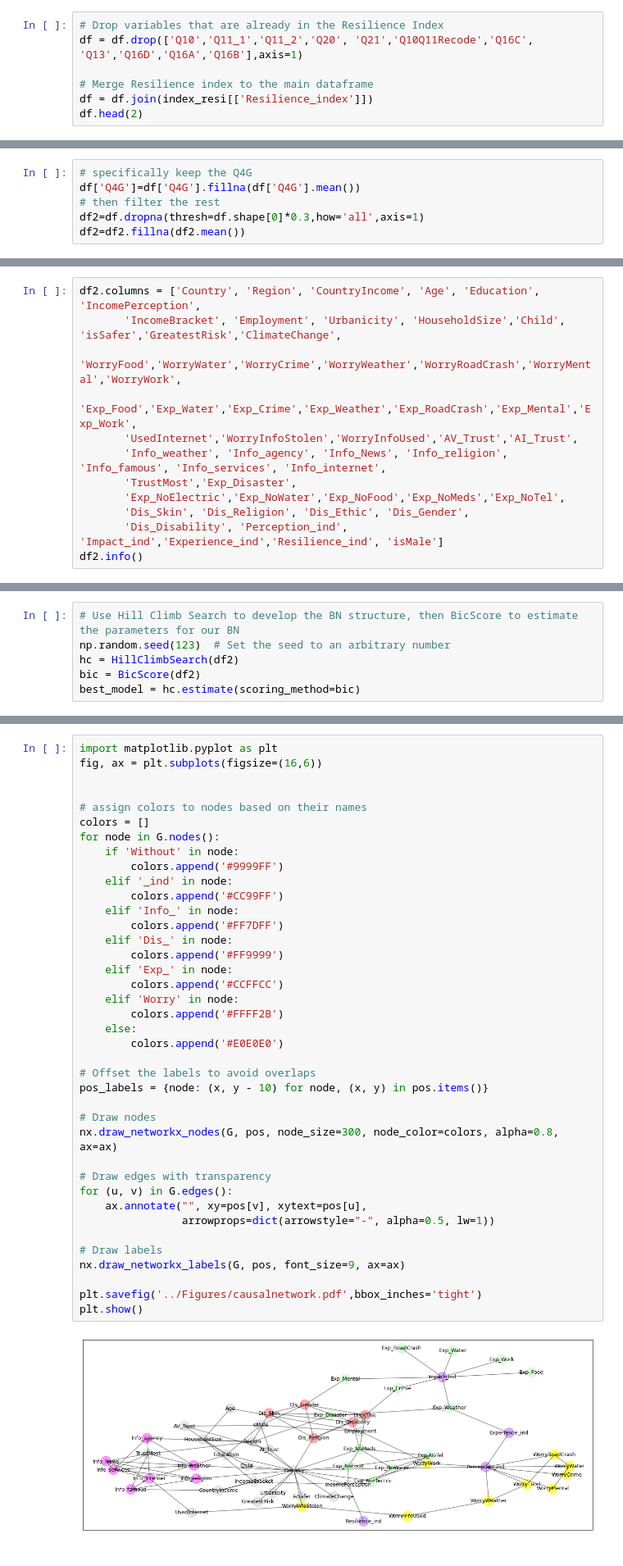
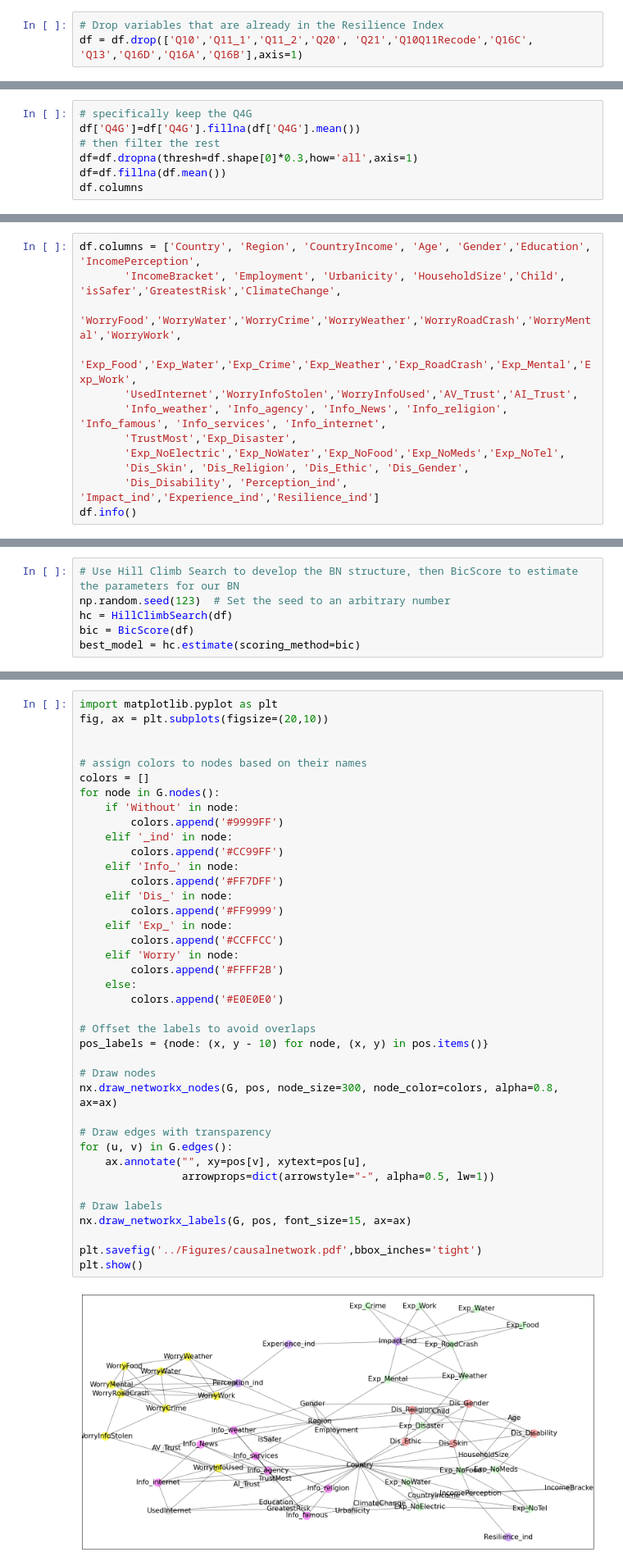
Before and after one commit to leminhkieu/Perception-experience-and-resilience-to-risks-a-global-analysis, a Jupyter notebook: Codes/Causal_discovery_inference_v2.ipynb, the cells around one changed output, grey strips where cells are left out. Shown at 82% size. Drawn from its saved outputs; the diff is of its cells as text.

```diff
--- a/Codes/Causal_discovery_inference_v2.ipynb
+++ b/Codes/Causal_discovery_inference_v2.ipynb
@@ -145,7 +192,3 @@ index_resi.head(2)
 # %%
 # Drop variables that are already in the Resilience Index
 df = df.drop(['Q10','Q11_1','Q11_2','Q20', 'Q21','Q10Q11Recode','Q16C', 'Q13','Q16D','Q16A','Q16B'],axis=1)
-
-# Merge Resilience index to the main dataframe
-df = df.join(index_resi[['Resilience_index']])
-df.head(2)
@@ -160,5 +198,6 @@ Now let's do some more data cleaning by removing variables with a lot of missing
 # specifically keep the Q4G
 df['Q4G']=df['Q4G'].fillna(df['Q4G'].mean())
 # then filter the rest
-df2=df.dropna(thresh=df.shape[0]*0.3,how='all',axis=1)
-df2=df2.fillna(df2.mean())
+df=df.dropna(thresh=df.shape[0]*0.3,how='all',axis=1)
+df=df.fillna(df.mean())
+df.columns
@@ -252,5 +215,5 @@ df2.info()
 # %%
-df2.columns = ['Country', 'Region', 'CountryIncome', 'Age', 'Education', 'IncomePerception',
+df.columns = ['Country', 'Region', 'CountryIncome', 'Age', 'Gender','Education', 'IncomePerception',
        'IncomeBracket', 'Employment', 'Urbanicity', 'HouseholdSize','Child', 'isSafer','GreatestRisk','ClimateChange',
        'WorryFood','WorryWater','WorryCrime','WorryWeather','WorryRoadCrash','WorryMental','WorryWork',
        'Exp_Food','Exp_Water','Exp_Crime','Exp_Weather','Exp_RoadCrash','Exp_Mental','Exp_Work',
@@ -259,7 +222,7 @@ df2.columns = ['Country', 'Region', 'CountryIncome', 'Age', 'Education', 'Income
        'TrustMost','Exp_Disaster',
        'Exp_NoElectric','Exp_NoWater','Exp_NoFood','Exp_NoMeds','Exp_NoTel',
        'Dis_Skin', 'Dis_Religion', 'Dis_Ethic', 'Dis_Gender',
-       'Dis_Disability', 'Perception_ind', 'Impact_ind','Experience_ind','Resilience_ind', 'isMale']
-df2.info()
+       'Dis_Disability', 'Perception_ind', 'Impact_ind','Experience_ind','Resilience_ind']
+df.info()
 # %% [output]
 <class 'pandas.core.frame.DataFrame'>
@@ -297,8 +263,8 @@ However, it's important to note that while this structure can suggest causal rel
 # %%
 # Use Hill Climb Search to develop the BN structure, then BicScore to estimate the parameters for our BN
 np.random.seed(123)  # Set the seed to an arbitrary number
-hc = HillClimbSearch(df2)
-bic = BicScore(df2)
+hc = HillClimbSearch(df)
+bic = BicScore(df)
 best_model = hc.estimate(scoring_method=bic)
 # %%
 G = nx.DiGraph()
@@ -308,7 +274,7 @@ G.add_edges_from(best_model.edges())
 pos = graphviz_layout(G, prog='neato')
 # %%
 import matplotlib.pyplot as plt
-fig, ax = plt.subplots(figsize=(16,6))
+fig, ax = plt.subplots(figsize=(20,10))
 
 
 # assign colors to nodes based on their names
@@ -318,35 +284,35 @@ for node in G.nodes():
         colors.append('#9999FF')
     elif '_ind' in node:
         colors.append('#CC99FF')
     elif 'Info_' in node:
         colors.append('#FF7DFF')
     elif 'Dis_' in node:
         colors.append('#FF9999')
     elif 'Exp_' in node:
         colors.append('#CCFFCC')
     elif 'Worry' in node:
         colors.append('#FFFF2B')
     else:
         colors.append('#E0E0E0')
 
 # Offset the labels to avoid overlaps
 pos_labels = {node: (x, y - 10) for node, (x, y) in pos.items()}
 
 # Draw nodes
 nx.draw_networkx_nodes(G, pos, node_size=300, node_color=colors, alpha=0.8, ax=ax)
 
 # Draw edges with transparency
 for (u, v) in G.edges():
     ax.annotate("", xy=pos[v], xytext=pos[u],
                 arrowprops=dict(arrowstyle="-", alpha=0.5, lw=1))
 
 # Draw labels
-nx.draw_networkx_labels(G, pos, font_size=9, ax=ax)
+nx.draw_networkx_labels(G, pos, font_size=15, ax=ax)
 
 plt.savefig('../Figures/causalnetwork.pdf',bbox_inches='tight')
 plt.show()
 # %% [output]
-[figure, old version]
+[figure, new version]
 # %%
 with open("../Data/DAG.gpickle", 'wb') as f:
     pickle.dump(G, f, pickle.HIGHEST_PROTOCOL)
```
Also changed, not shown: parts of 47 cells of this notebook, 41 other files.
